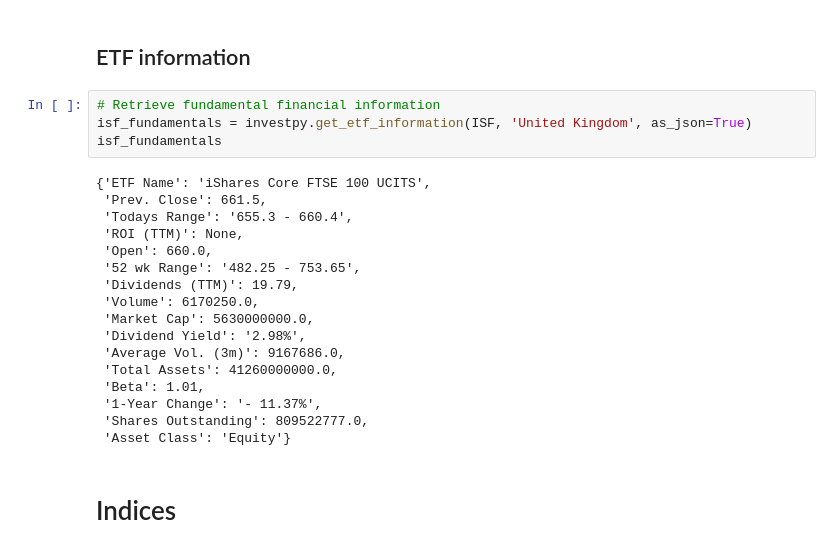
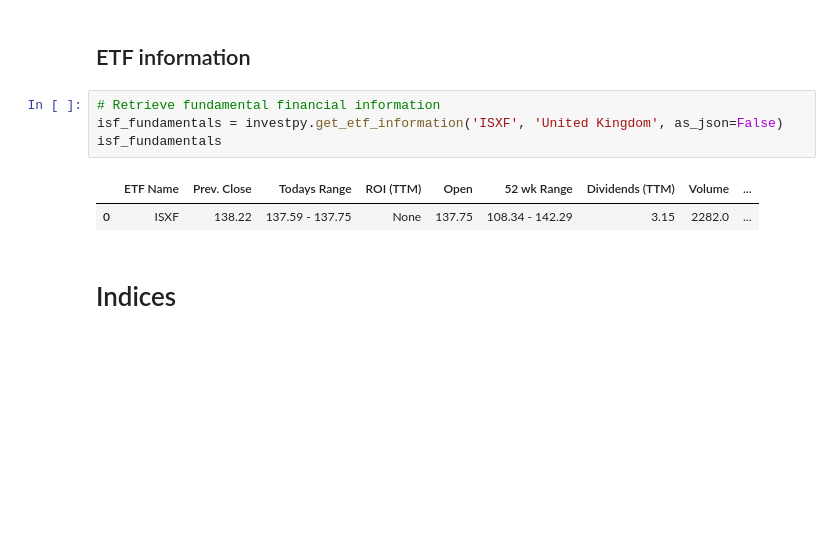
Before and after one commit to rick-62/Investing, a Jupyter notebook: notebooks/210121_test_investpy.ipynb, the cells around one changed output. Saved outputs shown, nothing was run; the diff lists cells and outputs as text; blank space fills up the shorter version.

```diff
--- a/notebooks/210121_test_investpy.ipynb
+++ b/notebooks/210121_test_investpy.ipynb
@@ -356,25 +347,11 @@ isf_historic.tail()
 ## ETF information
 # %%
 # Retrieve fundamental financial information
-isf_fundamentals = investpy.get_etf_information(ISF, 'United Kingdom', as_json=True)
+isf_fundamentals = investpy.get_etf_information('ISXF', 'United Kingdom', as_json=False)
 isf_fundamentals
 # %% [output]
-{'ETF Name': 'iShares Core FTSE 100 UCITS',
- 'Prev. Close': 661.5,
- 'Todays Range': '655.3 - 660.4',
- 'ROI (TTM)': None,
- 'Open': 660.0,
- '52 wk Range': '482.25 - 753.65',
- 'Dividends (TTM)': 19.79,
- 'Volume': 6170250.0,
- 'Market Cap': 5630000000.0,
- 'Dividend Yield': '2.98%',
- 'Average Vol. (3m)': 9167686.0,
- 'Total Assets': 41260000000.0,
- 'Beta': 1.01,
- '1-Year Change': '- 11.37%',
- 'Shares Outstanding': 809522777.0,
- 'Asset Class': 'Equity'}
+|  | ETF Name | Prev. Close | Todays Range | ROI (TTM) | Open | 52 wk Range | Dividends (TTM) | Volume | ... |
+| 0 | ISXF | 138.22 | 137.59 - 137.75 | None | 137.75 | 108.34 - 142.29 | 3.15 | 2282.0 | ... |
 # %% [markdown]
 # Indices
 # %% [markdown]
```
Also changed, not shown: parts of 13 cells of this notebook, 1 other file.
